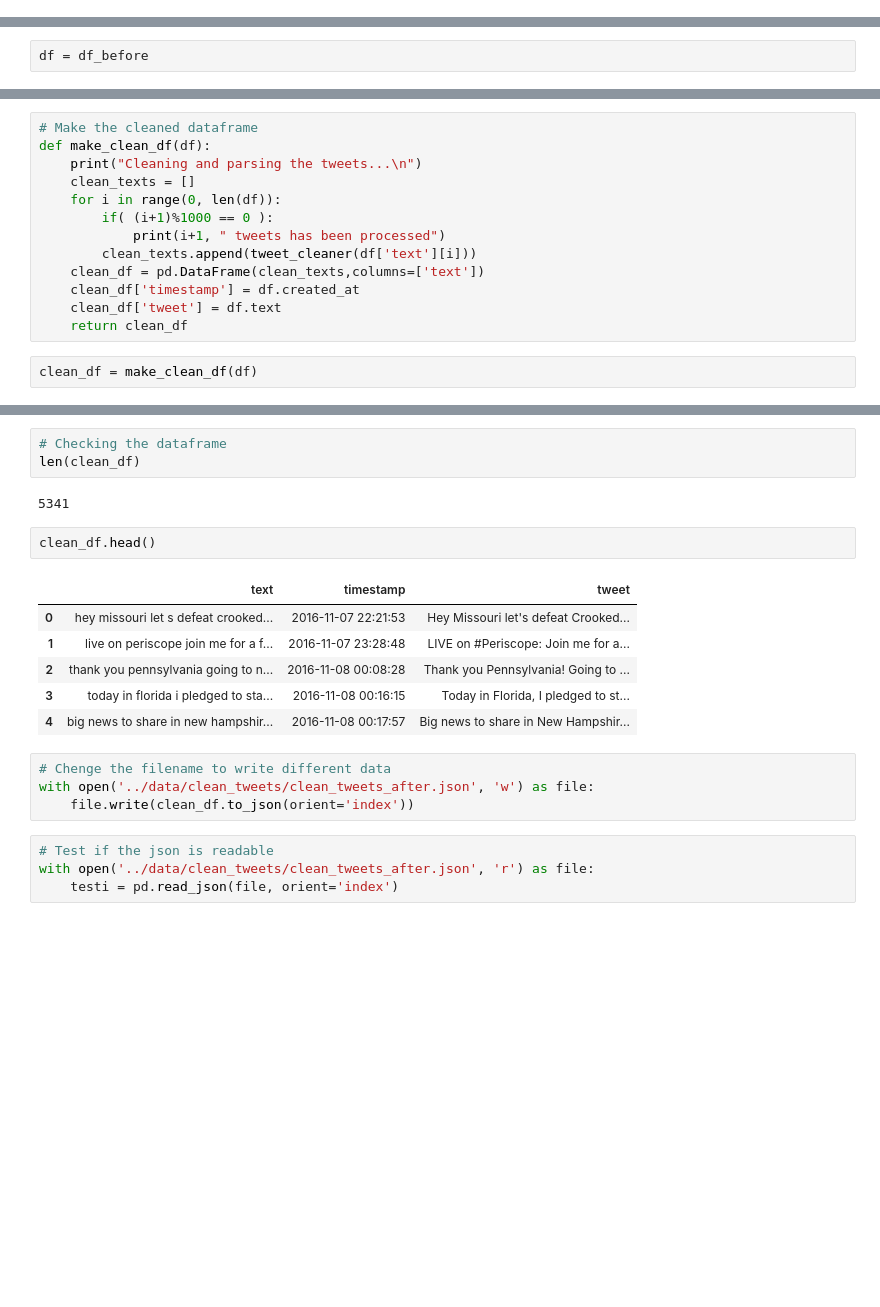
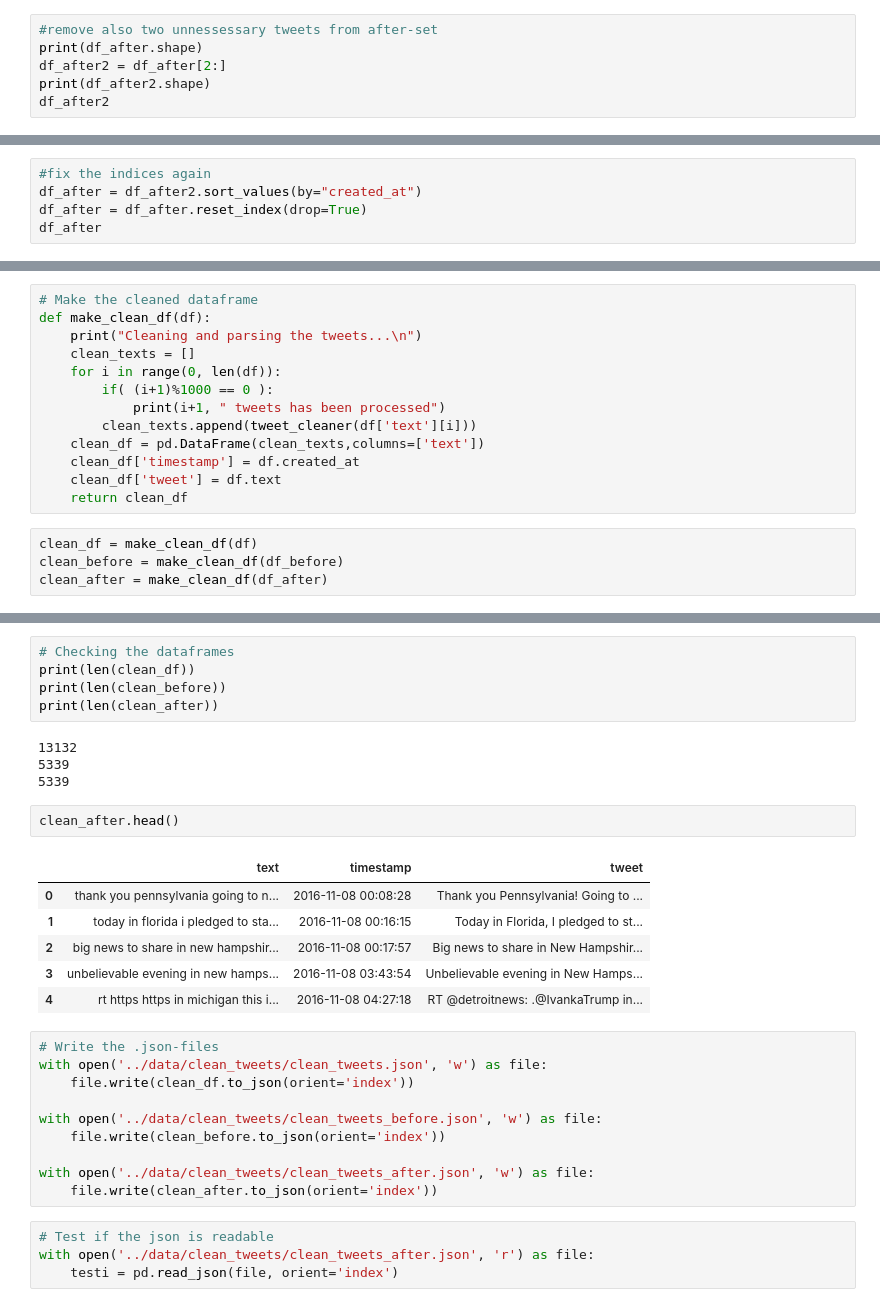
Before and after one commit to vvenla/trumponator, a Jupyter notebook: source/wrangling_tweets2.ipynb, the cells around one changed output, grey strips where cells are left out. Drawn from its saved outputs; the diff is of its cells as text; blank space fills up the shorter version.

Commit message:
duplicated tweets deleted, model updated

```diff
--- a/source/wrangling_tweets2.ipynb
+++ b/source/wrangling_tweets2.ipynb
@@ -216,0 +226,6 @@ df_after
+# %%
+#remove also two unnessessary tweets from after-set
+print(df_after.shape)
+df_after2 = df_after[2:]
+print(df_after2.shape)
+df_after2
@@ -216,0 +253,5 @@ df_after
+# %%
+#fix the indices again
+df_after = df_after2.sort_values(by="created_at")
+df_after = df_after.reset_index(drop=True)
+df_after
@@ -230,2 +301,0 @@ print(df.head())
-# %%
-df = df_before
@@ -290,5 +388,7 @@ def make_clean_df(df):
     return clean_df
 # %%
 clean_df = make_clean_df(df)
+clean_before = make_clean_df(df_before)
+clean_after = make_clean_df(df_after)
 # %% [output]
 Cleaning and parsing the tweets...
@@ -301,21 +422,31 @@ Cleaning and parsing the tweets...
 # %%
-# Checking the dataframe
-len(clean_df)
+# Checking the dataframes
+print(len(clean_df))
+print(len(clean_before))
+print(len(clean_after))
 # %% [output]
-5341
+13132
+5339
+5339
 # %%
-clean_df.head()
+clean_after.head()
 # %% [output]
 |  | text | timestamp | tweet |
-| 0 | hey missouri let s defeat crooked... | 2016-11-07 22:21:53 | Hey Missouri let's defeat Crooked... |
-| 1 | live on periscope join me for a f... | 2016-11-07 23:28:48 | LIVE on #Periscope: Join me for a... |
-| 2 | thank you pennsylvania going to n... | 2016-11-08 00:08:28 | Thank you Pennsylvania! Going to ... |
-| 3 | today in florida i pledged to sta... | 2016-11-08 00:16:15 | Today in Florida, I pledged to st... |
-| 4 | big news to share in new hampshir... | 2016-11-08 00:17:57 | Big news to share in New Hampshir... |
+| 0 | thank you pennsylvania going to n... | 2016-11-08 00:08:28 | Thank you Pennsylvania! Going to ... |
+| 1 | today in florida i pledged to sta... | 2016-11-08 00:16:15 | Today in Florida, I pledged to st... |
+| 2 | big news to share in new hampshir... | 2016-11-08 00:17:57 | Big news to share in New Hampshir... |
+| 3 | unbelievable evening in new hamps... | 2016-11-08 03:43:54 | Unbelievable evening in New Hamps... |
+| 4 | rt https https in michigan this i... | 2016-11-08 04:27:18 | RT @detroitnews: .@IvankaTrump in... |
 # %%
-# Chenge the filename to write different data
+# Write the .json-files
+with open('../data/clean_tweets/clean_tweets.json', 'w') as file:
+    file.write(clean_df.to_json(orient='index'))
+
+with open('../data/clean_tweets/clean_tweets_before.json', 'w') as file:
+    file.write(clean_before.to_json(orient='index'))
+
 with open('../data/clean_tweets/clean_tweets_after.json', 'w') as file:
-    file.write(clean_df.to_json(orient='index'))
+    file.write(clean_after.to_json(orient='index'))
 # %%
 # Test if the json is readable
 with open('../data/clean_tweets/clean_tweets_after.json', 'r') as file:
```
Also changed, not shown: parts of 20 cells of this notebook, 37 other files.
